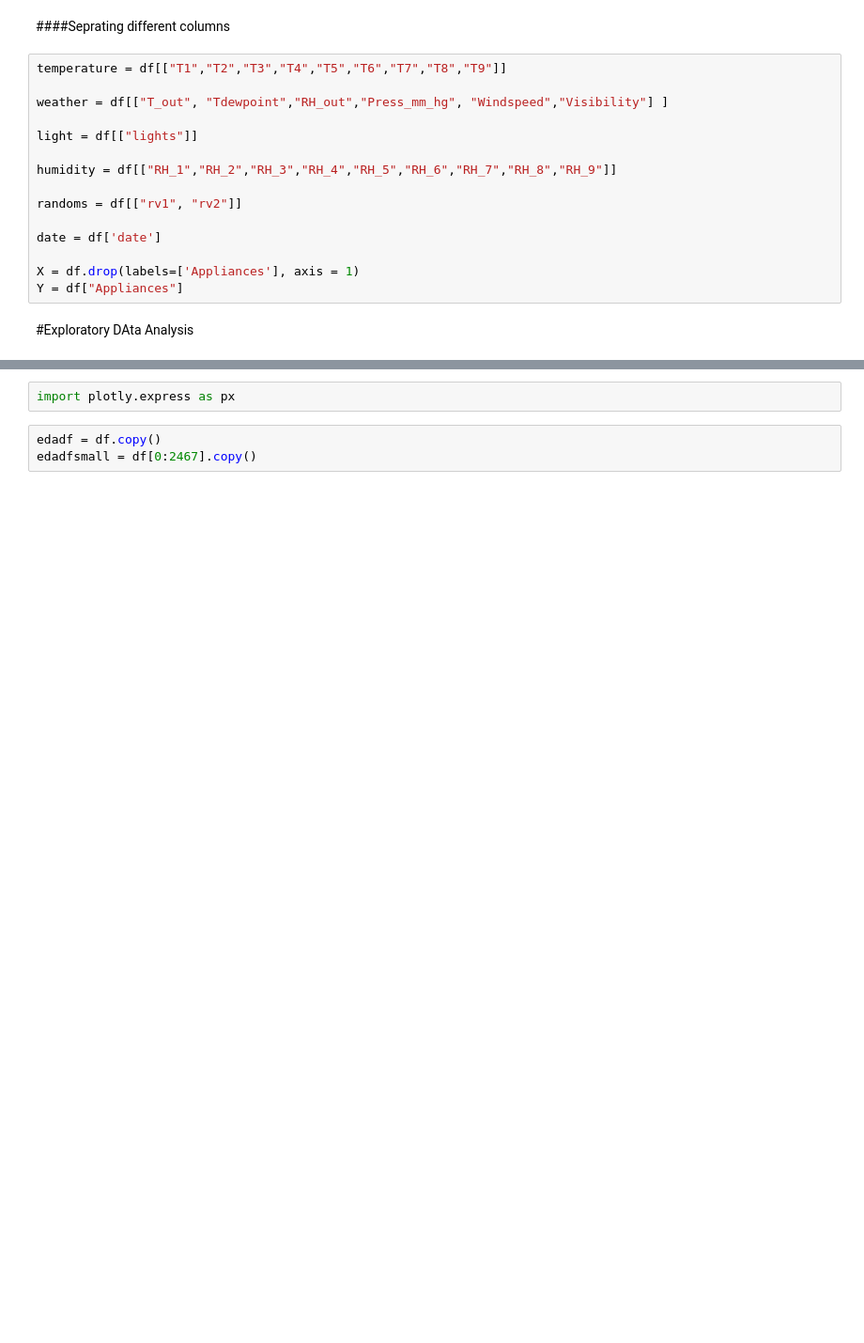
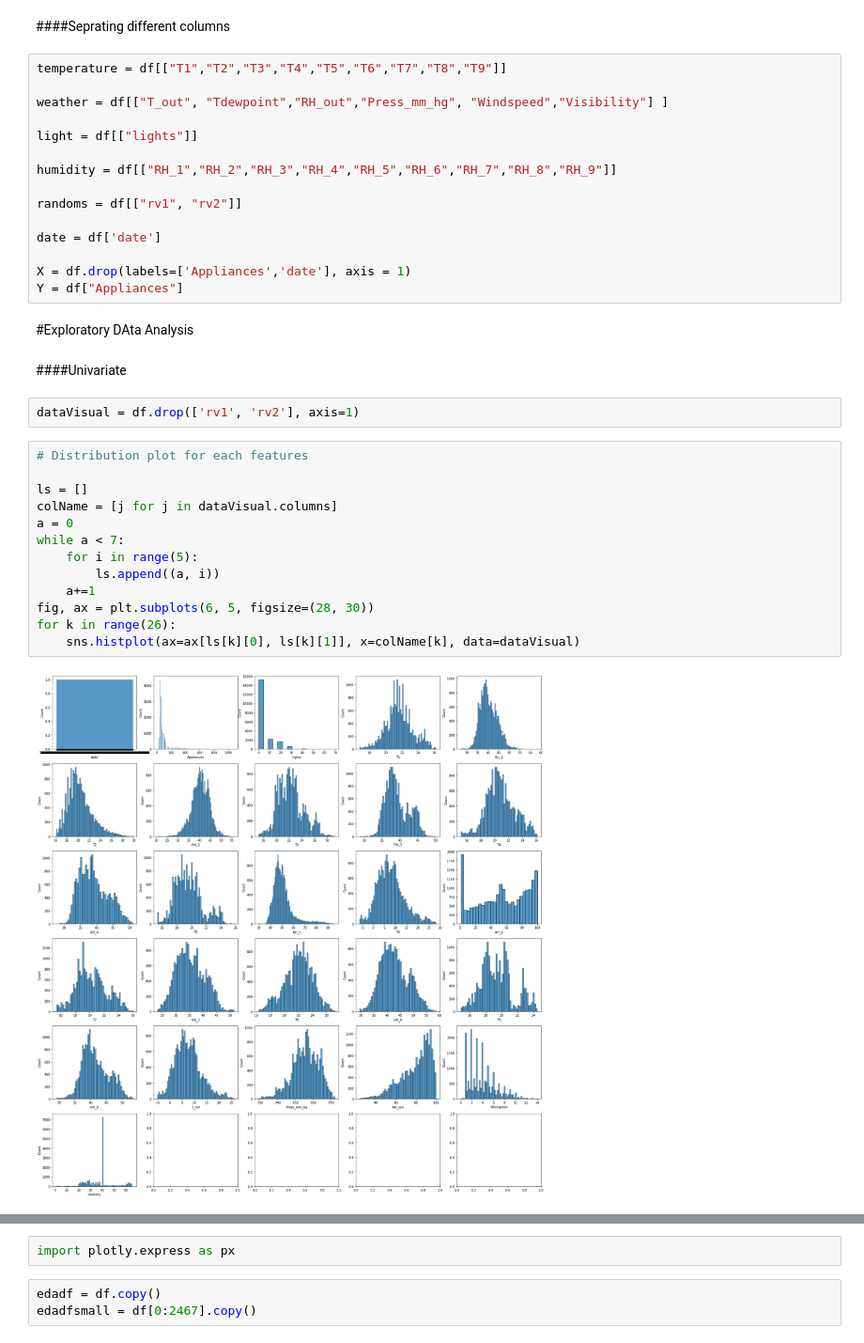
Before and after one commit to estoymukundjha/Energy-Application-Prediction, a Jupyter notebook: Appliance_Energy.ipynb, the cells around one changed output, grey strips where cells are left out. Shown at 94% size. Cells and saved outputs as stored; diff of their text form; blank space fills up the shorter version.

```diff
--- a/Appliance_Energy.ipynb
+++ b/Appliance_Energy.ipynb
@@ -108,7 +108,26 @@ randoms = df[["rv1", "rv2"]]
 
 date = df['date']
 
-X = df.drop(labels=['Appliances'], axis = 1)
+X = df.drop(labels=['Appliances','date'], axis = 1)
 Y = df["Appliances"]
 # %% [markdown]
 #Exploratory DAta Analysis
+# %% [markdown]
+####Univariate
+# %%
+dataVisual = df.drop(['rv1', 'rv2'], axis=1)
+# %%
+# Distribution plot for each features
+
+ls = []
+colName = [j for j in dataVisual.columns]
+a = 0
+while a < 7:
+    for i in range(5):
+        ls.append((a, i))
+    a+=1
+fig, ax = plt.subplots(6, 5, figsize=(28, 30))
+for k in range(26):
+    sns.histplot(ax=ax[ls[k][0], ls[k][1]], x=colName[k], data=dataVisual)
+# %% [output]
+[figure, added]
```
Also changed, not shown: parts of 10 cells of this notebook.
